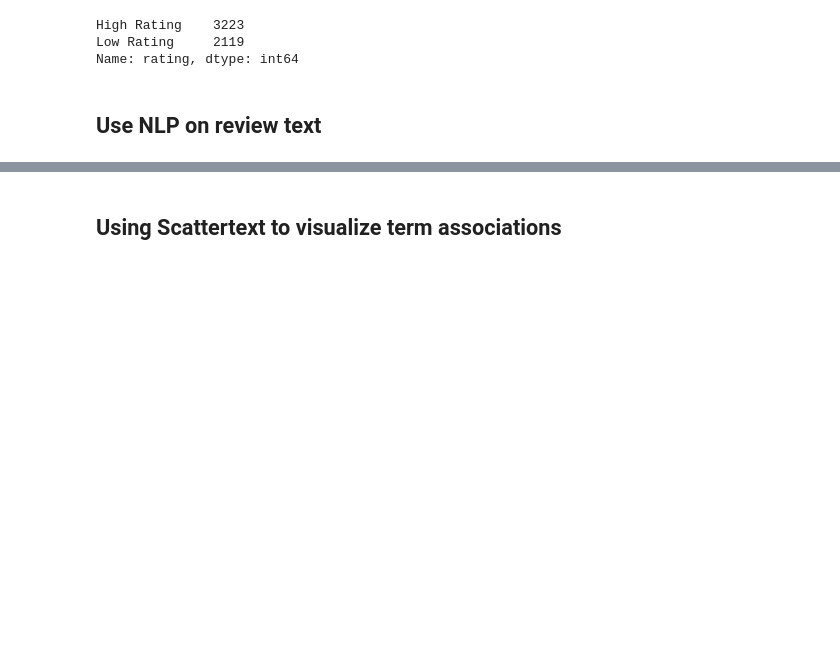
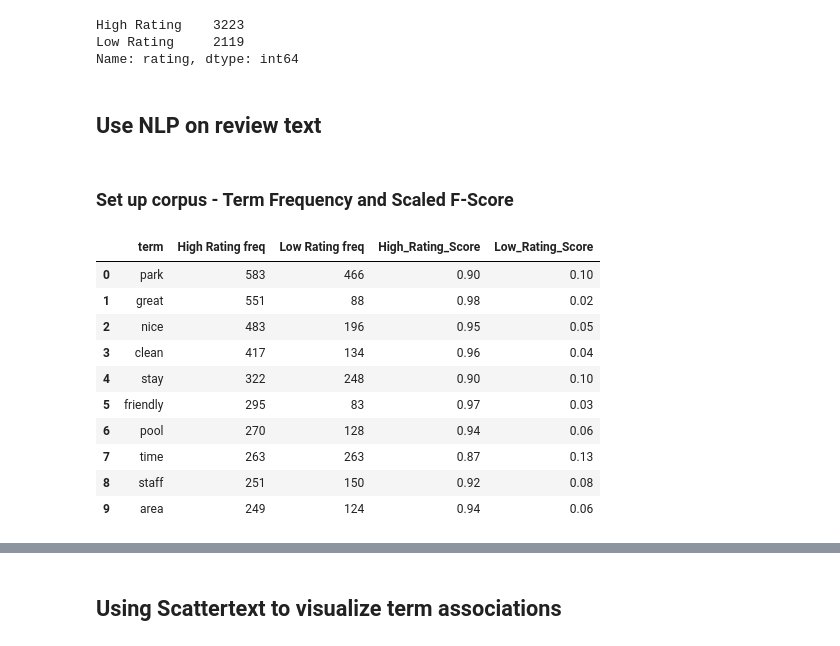
Before and after one commit to gyhou/yelp_dataset, a Jupyter notebook: yelp_RV_nlp_scattertext.ipynb, the cells around one changed output, grey strips where cells are left out. Cells and saved outputs as stored; diff of their text form; code cells hidden in the pictures; blank space fills up the shorter version.

```diff
--- a/yelp_RV_nlp_scattertext.ipynb
+++ b/yelp_RV_nlp_scattertext.ipynb
@@ -88,4 +61,49 @@ df_poor = df_poor.reset_index(drop=False)
-# %%
-# Make sure we can see all of the columns
-pd.set_option('display.max_columns', 500)
-pd.set_option('display.max_rows', 200)
+# %%
+# Add more stop words
+from nltk.corpus import stopwords
+stopWords = set(stopwords.words('english'))
+nlp.Defaults.stop_words |= stopWords
+# %% [markdown]
+### Set up corpus - Term Frequency and Scaled F-Score
+# %%
+def term_freq(df_yelp):
+    corpus = (scattertext.CorpusFromPandas(df_yelp,
+                                           category_col='rating',
+                                           text_col='text',
+                                           nlp=nlp)
+              .build()
+              .remove_terms(nlp.Defaults.stop_words, ignore_absences=True)
+              # ignore_absences: if the term does not appear, don't raise an error, just move on.
+              )
+
+    df = corpus.get_term_freq_df()
+    df['High_Rating_Score'] = corpus.get_scaled_f_scores('High Rating')
+    df['Low_Rating_Score'] = corpus.get_scaled_f_scores('Low Rating')
+
+    df['High_Rating_Score'] = round(df['High_Rating_Score'], 2)
+    df['Low_Rating_Score'] = round(df['Low_Rating_Score'], 2)
+
+    df_high = df.sort_values(by='High Rating freq',
+                             ascending = False).reset_index()
+    df_low = df.sort_values(by='Low Rating freq',
+                            ascending=False).reset_index()
+
+    return df_high, df_low
+# %%
+# Frequency and Scaled F-Score for RV Parks and Campgrounds
+Parks_Camp_high, Parks_Camp_low = term_freq(df_Parks_Camp)
+# %%
+# Sorted by High Rating Frequency
+Parks_Camp_high.head(10)
+# %% [output]
+|  | term | High Rating freq | Low Rating freq | High_Rating_Score | Low_Rating_Score |
+| 0 | park | 583 | 466 | 0.90 | 0.10 |
+| 1 | great | 551 | 88 | 0.98 | 0.02 |
+| 2 | nice | 483 | 196 | 0.95 | 0.05 |
+| 3 | clean | 417 | 134 | 0.96 | 0.04 |
+| 4 | stay | 322 | 248 | 0.90 | 0.10 |
+| 5 | friendly | 295 | 83 | 0.97 | 0.03 |
+| 6 | pool | 270 | 128 | 0.94 | 0.06 |
+| 7 | time | 263 | 263 | 0.87 | 0.13 |
+| 8 | staff | 251 | 150 | 0.92 | 0.08 |
+| 9 | area | 249 | 124 | 0.94 | 0.06 |
```
Also changed, not shown: parts of 26 cells of this notebook, 2 other files.
